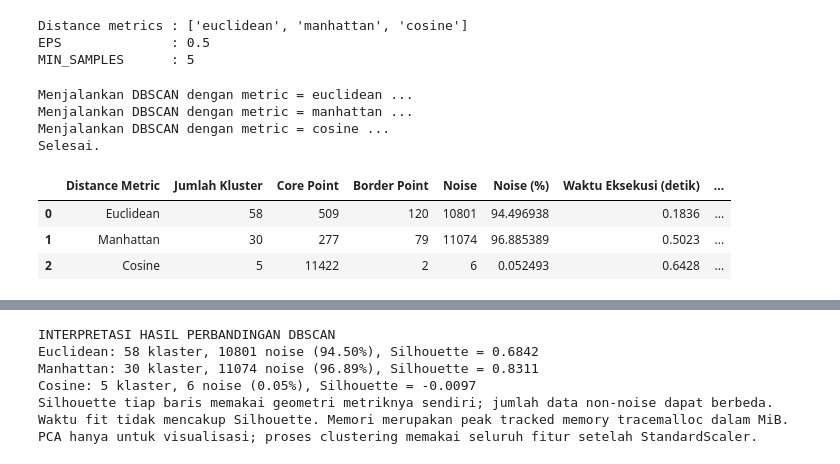
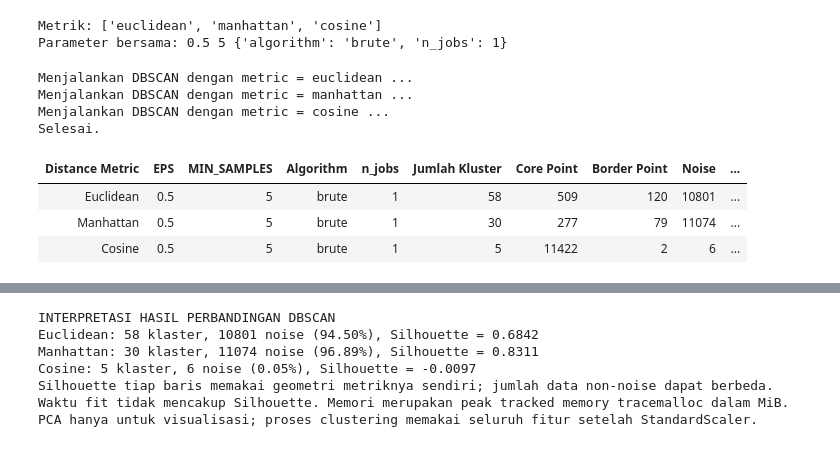
Before and after one commit to oninonins/Machine-learning-, a Jupyter notebook: JS04/DBSCAN_Perbandingan_Distance_Metric.ipynb, the cells around one changed output, grey strips where cells are left out. Saved outputs shown, nothing was run; the diff lists cells and outputs as text; code cells hidden in the pictures.

```diff
--- a/JS04/DBSCAN_Perbandingan_Distance_Metric.ipynb
+++ b/JS04/DBSCAN_Perbandingan_Distance_Metric.ipynb
@@ -96,0 +120,11 @@ Shape setelah StandardScaler: (11430, 81)
+# %%
+DISTANCE_METRICS = ['euclidean', 'manhattan', 'cosine']
+EXAMPLE_NODES = [0, 1, 2]
+example_rows = []
+for a, b in combinations(EXAMPLE_NODES, 2):
+    row = {'Pasangan': f'P{a} - P{b}'}
+    for metric in DISTANCE_METRICS:
+        row[metric] = pairwise_distances(X_scaled[a:a + 1], X_scaled[b:b + 1], metric=metric)[0, 0]
+    example_rows.append(row)
+pair_distance_df = pd.DataFrame(example_rows)
+display(pair_distance_df.round(8))
@@ -115,23 +142,12 @@ puncak alokasi yang terlacak, dalam MiB.
 # %%
-# =======================================================================
-# 3. PARAMETER PENGUJIAN TIGA METRIK
-# =======================================================================
-DISTANCE_METRICS = [
-    "euclidean",
-    "manhattan",
-    "cosine",
-]
-
 EPS = 0.5
 MIN_SAMPLES = 5
-
-print("Distance metrics :", DISTANCE_METRICS)
-print("EPS              :", EPS)
-print("MIN_SAMPLES      :", MIN_SAMPLES)
+DBSCAN_OPTIONS = dict(algorithm='brute', n_jobs=1)
+print('Metrik:', DISTANCE_METRICS)
+print('Parameter bersama:', EPS, MIN_SAMPLES, DBSCAN_OPTIONS)
 # %% [output]
-Distance metrics : ['euclidean', 'manhattan', 'cosine']
-EPS              : 0.5
-MIN_SAMPLES      : 5
+Metrik: ['euclidean', 'manhattan', 'cosine']
+Parameter bersama: 0.5 5 {'algorithm': 'brute', 'n_jobs': 1}
 # %%
 # =======================================================================
 # 4. FUNGSI BENCHMARK DBSCAN
@@ -143,8 +159,7 @@ def benchmark_dbscan(X_data, metric, eps, min_samples):
         eps=eps,
         min_samples=min_samples,
         metric=metric,
-        algorithm="brute",
-        n_jobs=1
+        **DBSCAN_OPTIONS
     )
 
     tracemalloc.start()
@@ -183,6 +198,10 @@ def benchmark_dbscan(X_data, metric, eps, min_samples):
 
     result = {
         "Distance Metric": metric.title(),
+        "EPS": model.eps,
+        "MIN_SAMPLES": model.min_samples,
+        "Algorithm": model.algorithm,
+        "n_jobs": model.n_jobs,
         "Jumlah Kluster": n_clusters,
         "Core Point": int(core_mask.sum()),
         "Border Point": int(border_mask.sum()),
@@ -193,50 +212,44 @@ def benchmark_dbscan(X_data, metric, eps, min_samples):
         "Penggunaan Memori (MiB)": peak_memory_mb,
     }
 
-    return result, cluster_labels
+    return result, cluster_labels, core_mask, model
 # %%
 # =======================================================================
 # 5. EKSEKUSI CLUSTERING & TABEL PERBANDINGAN
 # =======================================================================
 results = []
 cluster_labels_by_metric = {}
+core_mask_by_metric = {}
+models_by_metric = {}
 
 for metric in DISTANCE_METRICS:
     print(f"Menjalankan DBSCAN dengan metric = {metric} ...")
 
-    result, cluster_labels = benchmark_dbscan(
+    result, cluster_labels, metric_core, model = benchmark_dbscan(
         X_data=X_scaled,
         metric=metric,
         eps=EPS,
         min_samples=MIN_SAMPLES
     )
 
+    assert model.eps == EPS and model.min_samples == MIN_SAMPLES
+    models_by_metric[metric] = model
     results.append(result)
     cluster_labels_by_metric[metric] = cluster_labels
+    core_mask_by_metric[metric] = metric_core
 
 print("Selesai.")
 
 comparison_df = pd.DataFrame(results)
 
-comparison_df["Waktu Eksekusi (detik)"] = (
-    comparison_df["Waktu Eksekusi (detik)"].round(4)
-)
-
-comparison_df["Silhouette Score"] = (
-    comparison_df["Silhouette Score"].round(4)
-)
-
-comparison_df["Penggunaan Memori (MiB)"] = (
-    comparison_df["Penggunaan Memori (MiB)"].round(4)
-)
-
-display(comparison_df)
+display(comparison_df.round(4))
+assert comparison_df['EPS'].nunique() == comparison_df['MIN_SAMPLES'].nunique() == 1
 # %% [output]
 Menjalankan DBSCAN dengan metric = euclidean ...
 Menjalankan DBSCAN dengan metric = manhattan ...
 Menjalankan DBSCAN dengan metric = cosine ...
 Selesai.
-|  | Distance Metric | Jumlah Kluster | Core Point | Border Point | Noise | Noise (%) | Waktu Eksekusi (detik) | ... |
-| 0 | Euclidean | 58 | 509 | 120 | 10801 | 94.496938 | 0.1836 | ... |
-| 1 | Manhattan | 30 | 277 | 79 | 11074 | 96.885389 | 0.5023 | ... |
-| 2 | Cosine | 5 | 11422 | 2 | 6 | 0.052493 | 0.6428 | ... |
+| Distance Metric | EPS | MIN_SAMPLES | Algorithm | n_jobs | Jumlah Kluster | Core Point | Border Point | Noise | ... |
+| Euclidean | 0.5 | 5 | brute | 1 | 58 | 509 | 120 | 10801 | ... |
+| Manhattan | 0.5 | 5 | brute | 1 | 30 | 277 | 79 | 11074 | ... |
+| Cosine | 0.5 | 5 | brute | 1 | 5 | 11422 | 2 | 6 | ... |
```
Also changed, not shown: parts of 10 cells of this notebook, 7 other files.
